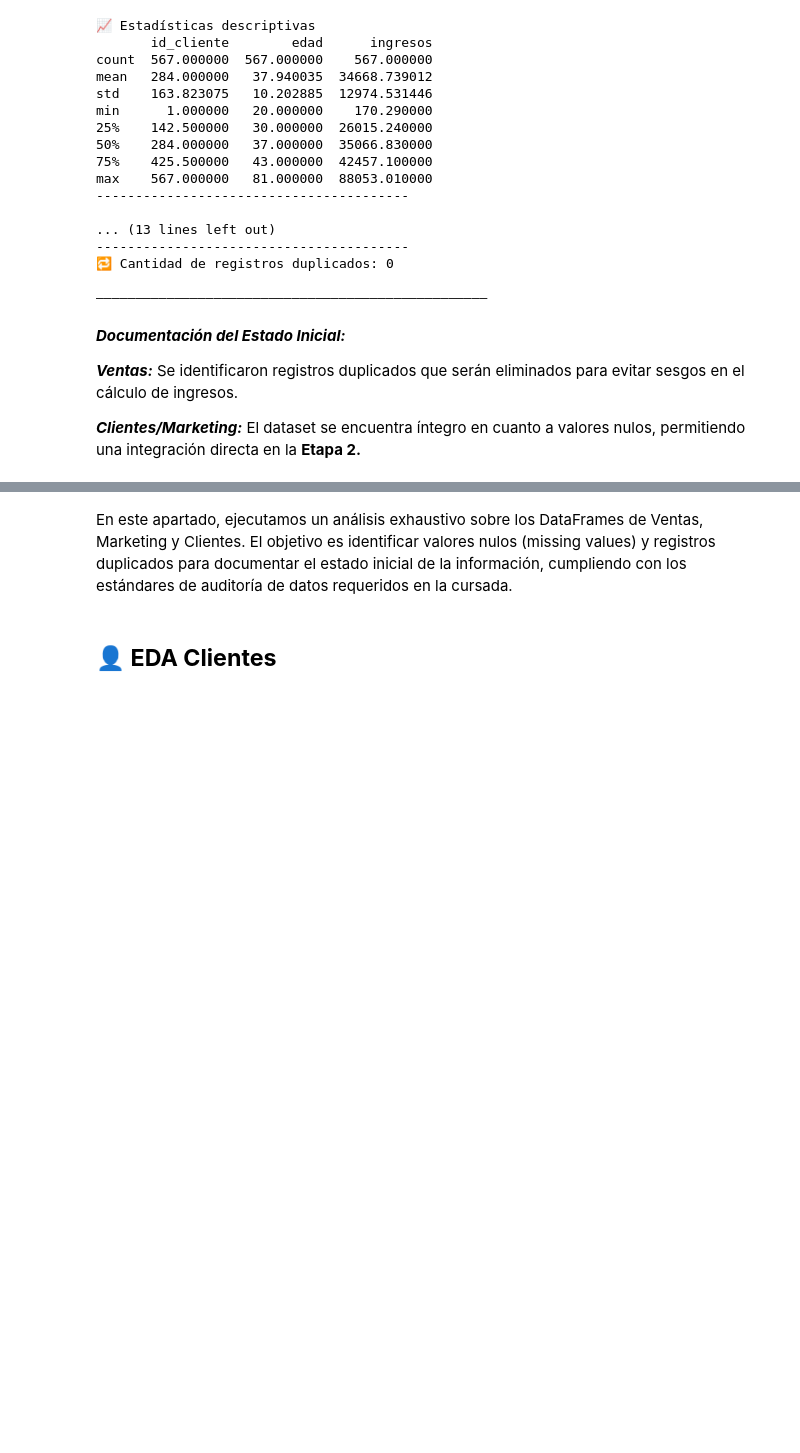
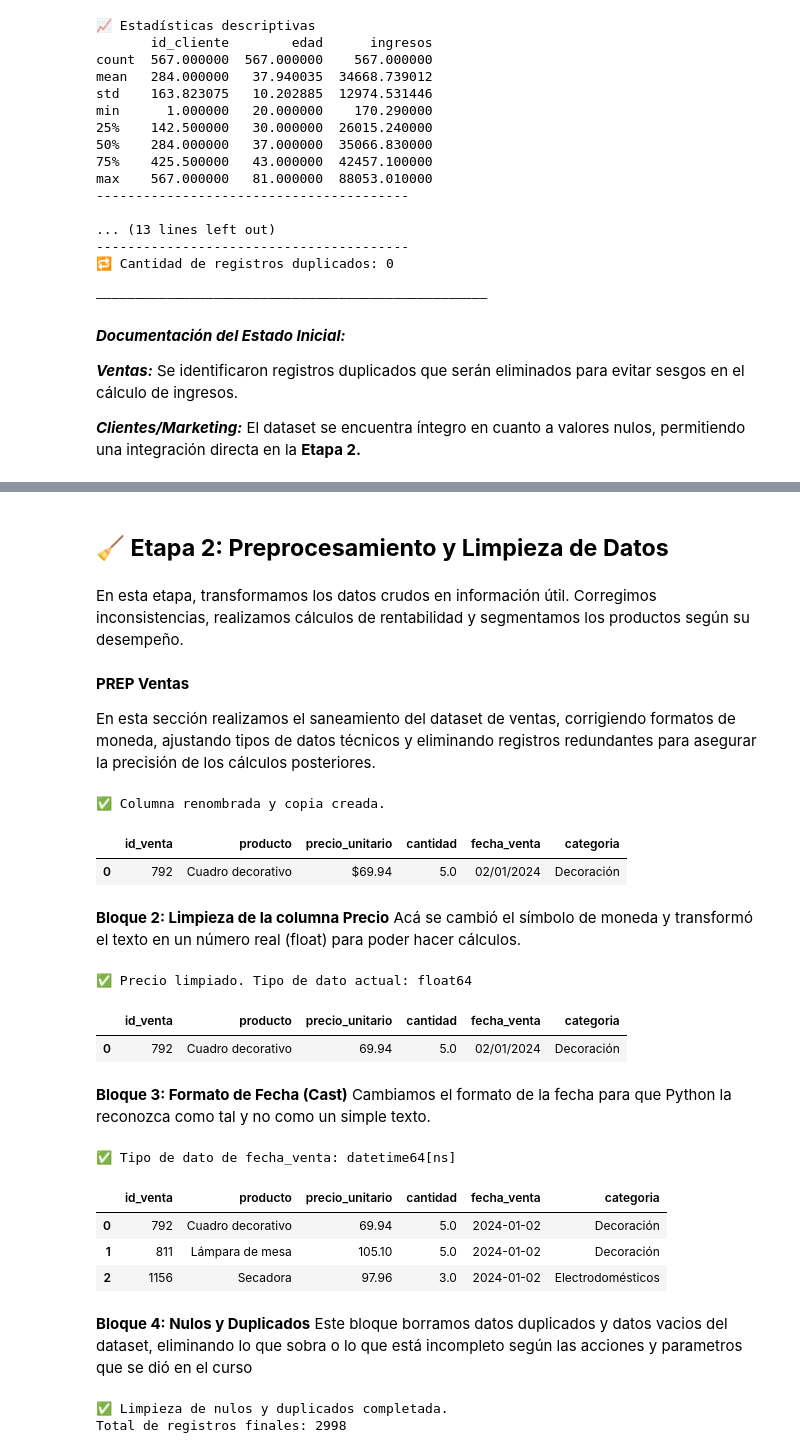
Before and after one commit to rocioblivingston/Data-Analitycs-Python-1C2026, a Jupyter notebook: Pre_Entrega_Data_Analitycs_C12026.ipynb, the cells around one changed output, grey strips where cells are left out. Drawn from its saved outputs; the diff is of its cells as text; code cells hidden in the pictures; blank space fills up the shorter version.

```diff
--- a/Pre_Entrega_Data_Analitycs_C12026.ipynb
+++ b/Pre_Entrega_Data_Analitycs_C12026.ipynb
@@ -225,4 +223,69 @@ max    567.000000   81.000000  88053.010000
-# %% [markdown]
-En este apartado, ejecutamos un análisis exhaustivo sobre los DataFrames de Ventas, Marketing y Clientes. El objetivo es identificar valores nulos (missing values) y registros duplicados para documentar el estado inicial de la información, cumpliendo con los estándares de auditoría de datos requeridos en la cursada.
-# %% [markdown]
-## **👤 EDA Clientes**
+# %% [markdown]
+## **🧹 Etapa 2: Preprocesamiento y Limpieza de Datos**
+# %% [markdown]
+En esta etapa, transformamos los datos crudos en información útil. Corregimos inconsistencias, realizamos cálculos de rentabilidad y segmentamos los productos según su desempeño.
+# %% [markdown]
+**PREP Ventas**
+
+En esta sección realizamos el saneamiento del dataset de ventas, corrigiendo formatos de moneda, ajustando tipos de datos técnicos y eliminando registros redundantes para asegurar la precisión de los cálculos posteriores.
+# %%
+# Hacemos una copia para trabajar seguros
+df_ventas_pp = df_ventas.copy()
+
+# Renombramos la columna 'precio' a 'precio_unitario'
+df_ventas_pp = df_ventas_pp.rename(columns={'precio': 'precio_unitario'})
+
+print("✅ Columna renombrada y copia creada.")
+df_ventas_pp.head(1)
+# %% [output]
+✅ Columna renombrada y copia creada.
+|  | id_venta | producto | precio_unitario | cantidad | fecha_venta | categoria |
+| 0 | 792 | Cuadro decorativo | $69.94 | 5.0 | 02/01/2024 | Decoración |
+# %% [markdown]
+**Bloque 2: Limpieza de la columna Precio**
+Acá se cambió el símbolo de moneda y transformó el texto en un número real (float) para poder hacer cálculos.
+# %%
+# Limpieza de la columna precio_unitario
+# Forzamos a que sea texto (.astype(str)) para que el .str.replace no falle
+
+df_ventas_pp['precio_unitario'] = df_ventas_pp['precio_unitario'].astype(str).str.replace('$', '', regex=False)
+
+# Ahora sí lo pasamos a float para hacer cálculos
+df_ventas_pp['precio_unitario'] = df_ventas_pp['precio_unitario'].astype(float)
+
+print(f"✅ Precio limpiado. Tipo de dato actual: {df_ventas_pp['precio_unitario'].dtype}")
+df_ventas_pp.head(1)
+# %% [output]
+✅ Precio limpiado. Tipo de dato actual: float64
+|  | id_venta | producto | precio_unitario | cantidad | fecha_venta | categoria |
+| 0 | 792 | Cuadro decorativo | 69.94 | 5.0 | 02/01/2024 | Decoración |
+# %% [markdown]
+**Bloque 3: Formato de Fecha (Cast)**
+Cambiamos el formato de la fecha para que Python la reconozca como tal y no como un simple texto.
+# %%
+# Usamos dayfirst=True para que reconozca el formato día/mes/año de Argentina
+df_ventas_pp['fecha_venta'] = pd.to_datetime(df_ventas_pp['fecha_venta'], dayfirst=True)
+
+print(f"✅ Tipo de dato de fecha_venta: {df_ventas_pp['fecha_venta'].dtype}")
+df_ventas_pp.head(3)
+# %% [output]
+✅ Tipo de dato de fecha_venta: datetime64[ns]
+|  | id_venta | producto | precio_unitario | cantidad | fecha_venta | categoria |
+| 0 | 792 | Cuadro decorativo | 69.94 | 5.0 | 2024-01-02 | Decoración |
+| 1 | 811 | Lámpara de mesa | 105.10 | 5.0 | 2024-01-02 | Decoración |
+| 2 | 1156 | Secadora | 97.96 | 3.0 | 2024-01-02 | Electrodomésticos |
+# %% [markdown]
+**Bloque 4: Nulos y Duplicados**
+Este bloque borramos datos duplicados y datos vacios del dataset, eliminando lo que sobra o lo que está incompleto según las acciones y parametros que se dió en el curso
+# %%
+# Tratamiento de Valores Nulos (eliminamos las filas con nulos en precio o cantidad)
+df_ventas_pp = df_ventas_pp.dropna(subset=['precio_unitario', 'cantidad'])
+
+# Eliminación de Duplicados (removemos los 35 registros)
+df_ventas_pp = df_ventas_pp.drop_duplicates()
+
+print("✅ Limpieza de nulos y duplicados completada.")
+print(f"Total de registros finales: {len(df_ventas_pp)}")
+# %% [output]
+✅ Limpieza de nulos y duplicados completada.
+Total de registros finales: 2998
```
Also changed, not shown: parts of 1 cell of this notebook.
